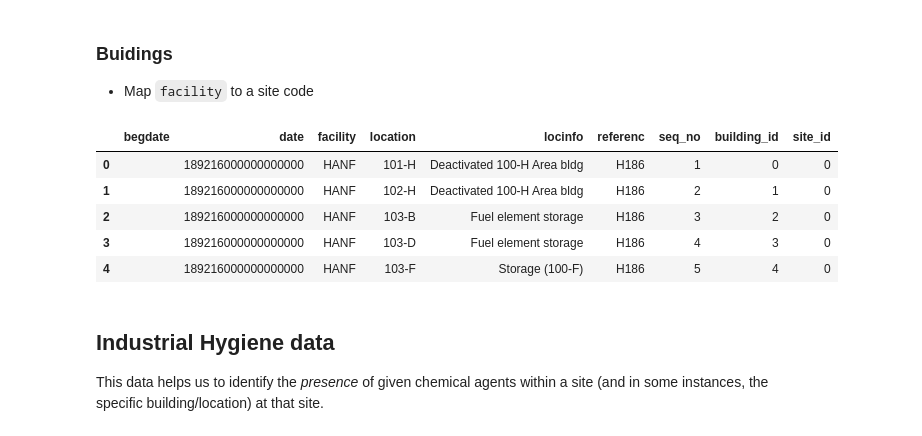
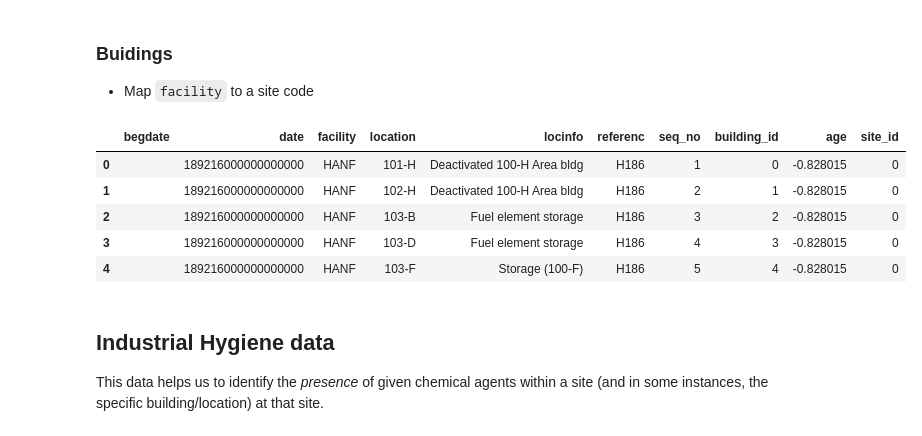
Before and after one commit to andrewbowen19/CUNY-SQLBridge, a Jupyter notebook: Feature_Engineering.ipynb, the cells around one changed output. Cells and saved outputs as stored; diff of their text form; code cells hidden in the pictures.

```diff
--- a/Feature_Engineering.ipynb
+++ b/Feature_Engineering.ipynb
@@ -226,22 +226,28 @@ sites_df.head()
 
 - Map `facility` to a site code
 # %%
+from sklearn.preprocessing import StandardScaler
+
 buildings['facility'] = buildings['facility'].str.replace("SRP", "SRS").str.replace("ZIA", "LANL")
 buildings = cleaner.assign_id_column(buildings, "building")
 buildings['date'] = pd.to_datetime(buildings['date']).astype(int)
+
+buildings['age'] = StandardScaler().fit_transform(buildings['date'].values.reshape(-1, 1))
+
 
 # Lookup site number for each building
 buildings = buildings.merge(sites_df[['code', "site_id"]],
                             how="left",
                             left_on="facility", right_on="code").drop("code", axis=1)
+
 buildings.head()
 # %% [output]
-|  | begdate | date | facility | location | locinfo | referenc | seq_no | building_id | site_id |
-| 0 |  | 189216000000000000 | HANF | 101-H | Deactivated 100-H Area bldg | H186 | 1 | 0 | 0 |
-| 1 |  | 189216000000000000 | HANF | 102-H | Deactivated 100-H Area bldg | H186 | 2 | 1 | 0 |
-| 2 |  | 189216000000000000 | HANF | 103-B | Fuel element storage | H186 | 3 | 2 | 0 |
-| 3 |  | 189216000000000000 | HANF | 103-D | Fuel element storage | H186 | 4 | 3 | 0 |
-| 4 |  | 189216000000000000 | HANF | 103-F | Storage (100-F) | H186 | 5 | 4 | 0 |
+|  | begdate | date | facility | location | locinfo | referenc | seq_no | building_id | age | site_id |
+| 0 |  | 189216000000000000 | HANF | 101-H | Deactivated 100-H Area bldg | H186 | 1 | 0 | -0.828015 | 0 |
+| 1 |  | 189216000000000000 | HANF | 102-H | Deactivated 100-H Area bldg | H186 | 2 | 1 | -0.828015 | 0 |
+| 2 |  | 189216000000000000 | HANF | 103-B | Fuel element storage | H186 | 3 | 2 | -0.828015 | 0 |
+| 3 |  | 189216000000000000 | HANF | 103-D | Fuel element storage | H186 | 4 | 3 | -0.828015 | 0 |
+| 4 |  | 189216000000000000 | HANF | 103-F | Storage (100-F) | H186 | 5 | 4 | -0.828015 | 0 |
 # %% [markdown]
 ## Industrial Hygiene data
 
```
Also changed, not shown: parts of 27 cells of this notebook.
